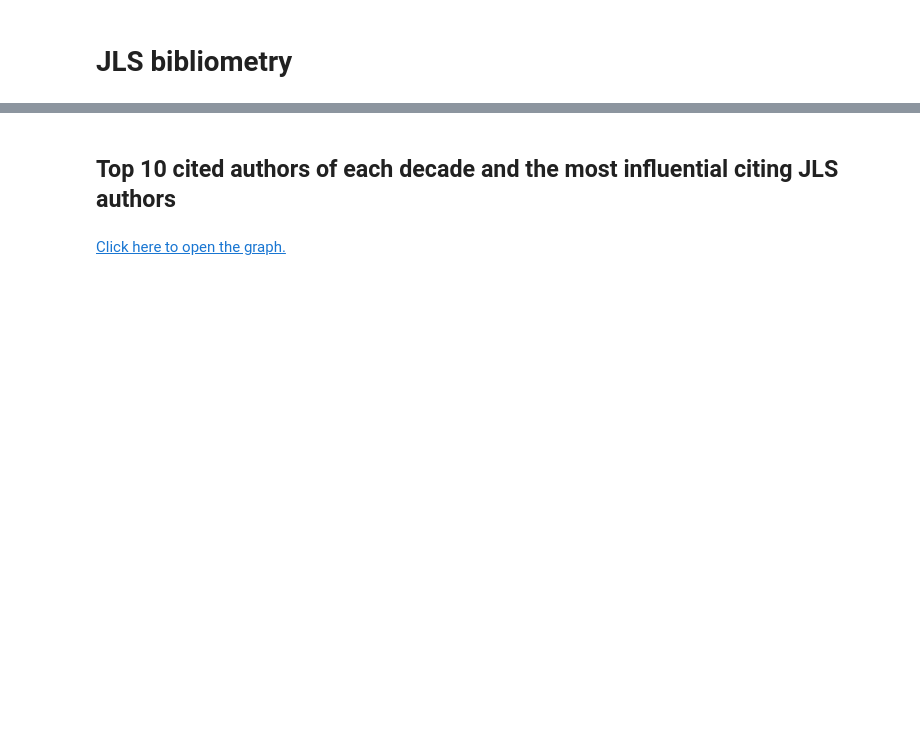
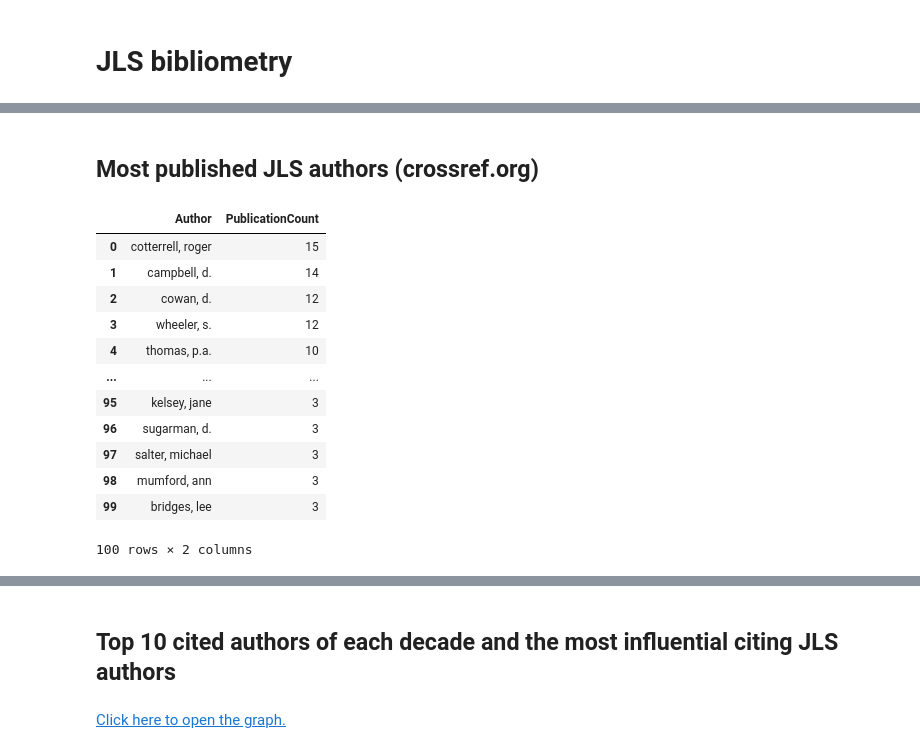
Before and after one commit to cboulanger/jls-bibliometry, a Jupyter notebook: jls-bibliometry.ipynb, the cells around one changed output, grey strips where cells are left out. Saved outputs shown, nothing was run; the diff lists cells and outputs as text; code cells hidden in the pictures; blank space fills up the shorter version.

```diff
--- a/jls-bibliometry.ipynb
+++ b/jls-bibliometry.ipynb
@@ -38,0 +13,26 @@ draw(get_graph("jls2"), query)
+# %% [markdown]
+## Most published JLS authors (crossref.org)
+# %%
+query ="""
+match (a:Author)-[:CREATOR_OF]->(w:Work)-[:PUBLISHED_IN]->(:Venue {id: 'j law soc'})
+where w.url <> "" and a.display_name <> ""
+return a.display_name as Author, count(distinct w) as PublicationCount
+order by PublicationCount desc
+limit 100
+"""
+from scripts.utils import get_graph
+get_graph("jls2").run(query).to_data_frame()
+# %% [output]
+|  | Author | PublicationCount |
+| 0 | cotterrell, roger | 15 |
+| 1 | campbell, d. | 14 |
+| 2 | cowan, d. | 12 |
+| 3 | wheeler, s. | 12 |
+| 4 | thomas, p.a. | 10 |
+| ... | ... | ... |
+| 95 | kelsey, jane | 3 |
+| 96 | sugarman, d. | 3 |
+| 97 | salter, michael | 3 |
+| 98 | mumford, ann | 3 |
+| 99 | bridges, lee | 3 |
+100 rows × 2 columns
```
Also changed, not shown: parts of 10 cells of this notebook, 9 other files.
